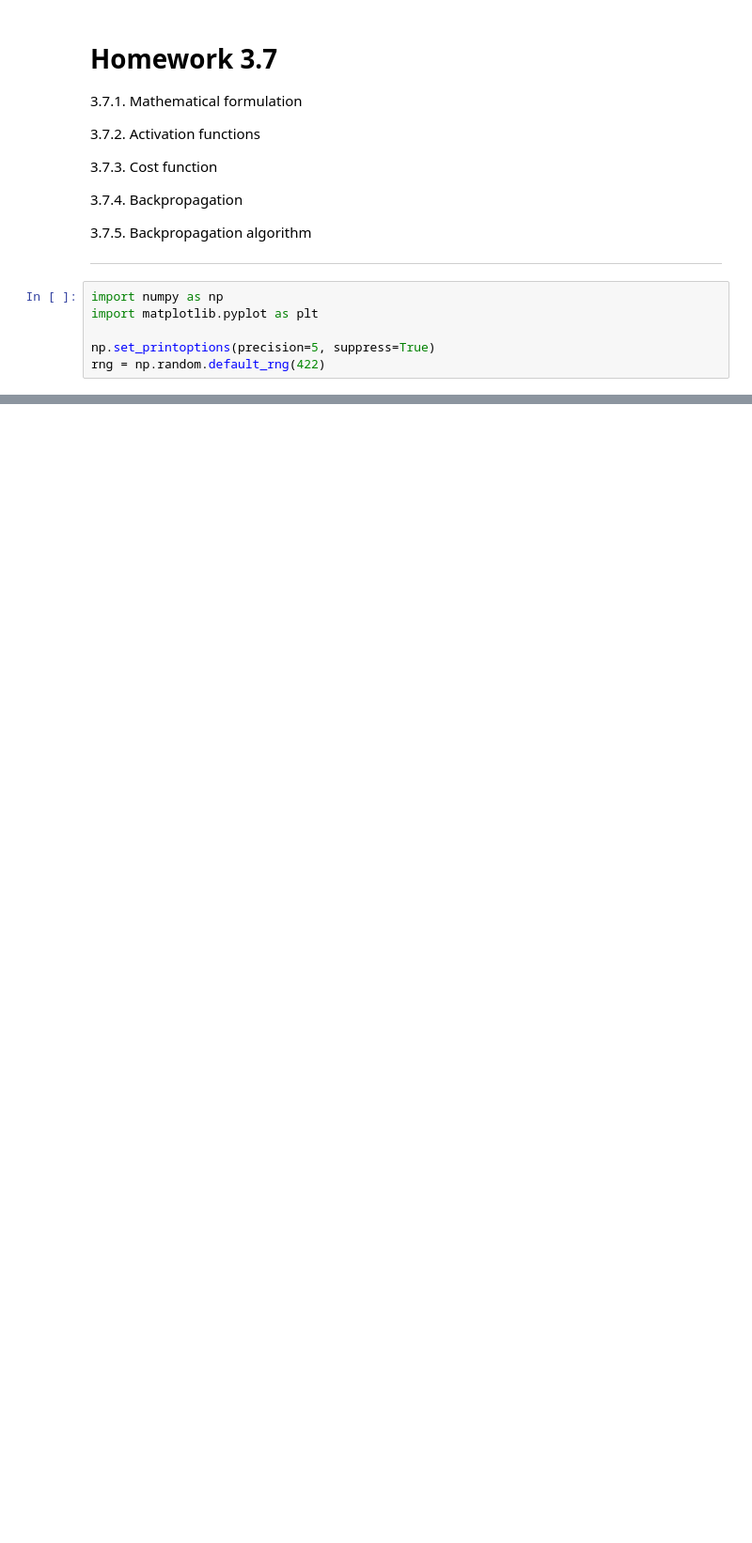
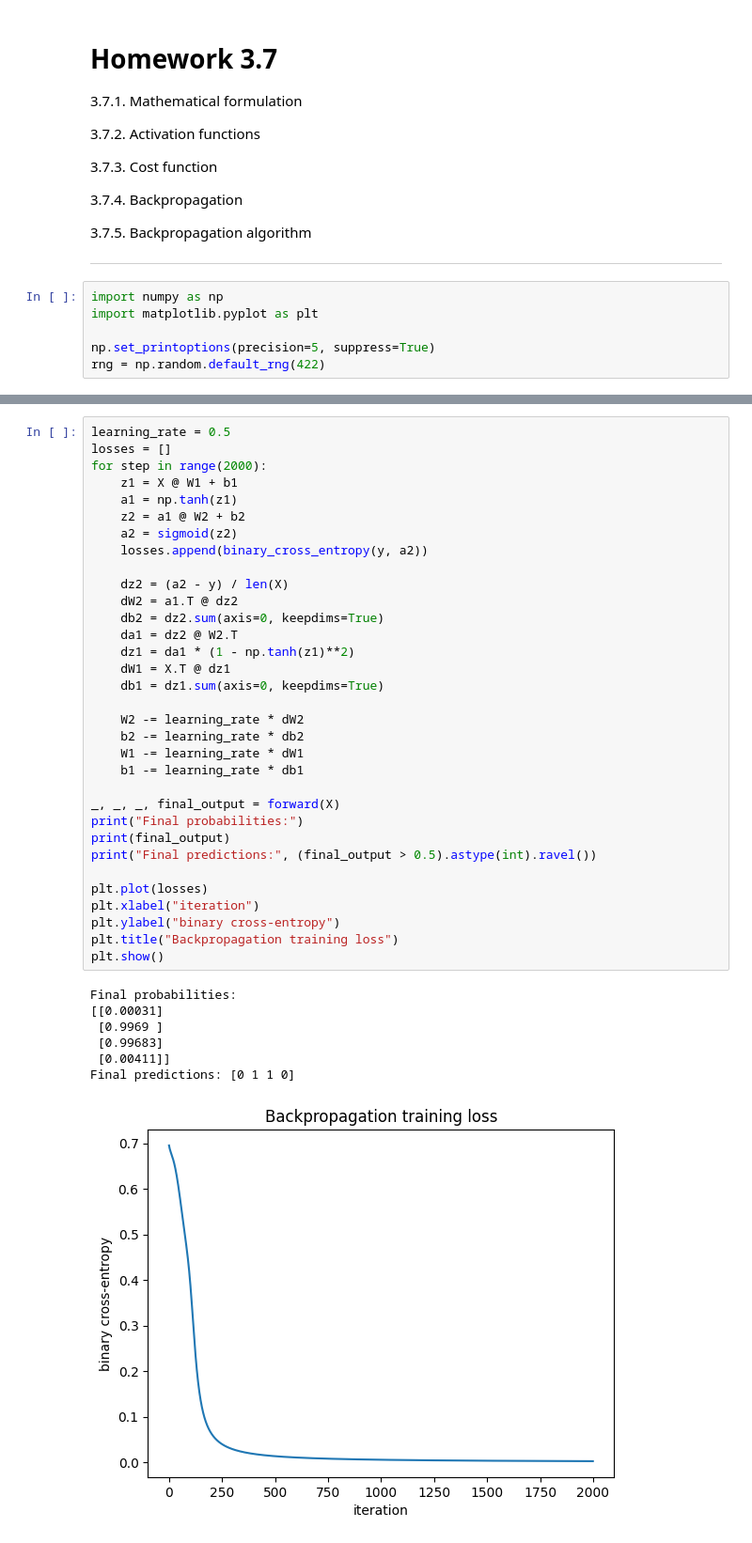
Before and after one commit to Mich-088/MAT422, a Jupyter notebook: Homework_3_7.ipynb, the cells around one changed output, grey strips where cells are left out. Shown at 94% size. Cells and saved outputs as stored; diff of their text form; blank space fills up the shorter version.

```diff
--- a/Homework_3_7.ipynb
+++ b/Homework_3_7.ipynb
@@ -50,0 +130,41 @@ print(output)
+# %%
+learning_rate = 0.5
+losses = []
+for step in range(2000):
+    z1 = X @ W1 + b1
+    a1 = np.tanh(z1)
+    z2 = a1 @ W2 + b2
+    a2 = sigmoid(z2)
+    losses.append(binary_cross_entropy(y, a2))
+
+    dz2 = (a2 - y) / len(X)
+    dW2 = a1.T @ dz2
+    db2 = dz2.sum(axis=0, keepdims=True)
+    da1 = dz2 @ W2.T
+    dz1 = da1 * (1 - np.tanh(z1)**2)
+    dW1 = X.T @ dz1
+    db1 = dz1.sum(axis=0, keepdims=True)
+
+    W2 -= learning_rate * dW2
+    b2 -= learning_rate * db2
+    W1 -= learning_rate * dW1
+    b1 -= learning_rate * db1
+
+_, _, _, final_output = forward(X)
+print("Final probabilities:")
+print(final_output)
+print("Final predictions:", (final_output > 0.5).astype(int).ravel())
+
+plt.plot(losses)
+plt.xlabel("iteration")
+plt.ylabel("binary cross-entropy")
+plt.title("Backpropagation training loss")
+plt.show()
+# %% [output]
+Final probabilities:
+[[0.00031]
+ [0.9969 ]
+ [0.99683]
+ [0.00411]]
+Final predictions: [0 1 1 0]
+[figure, added]
```
Also changed, not shown: parts of 9 cells of this notebook.
